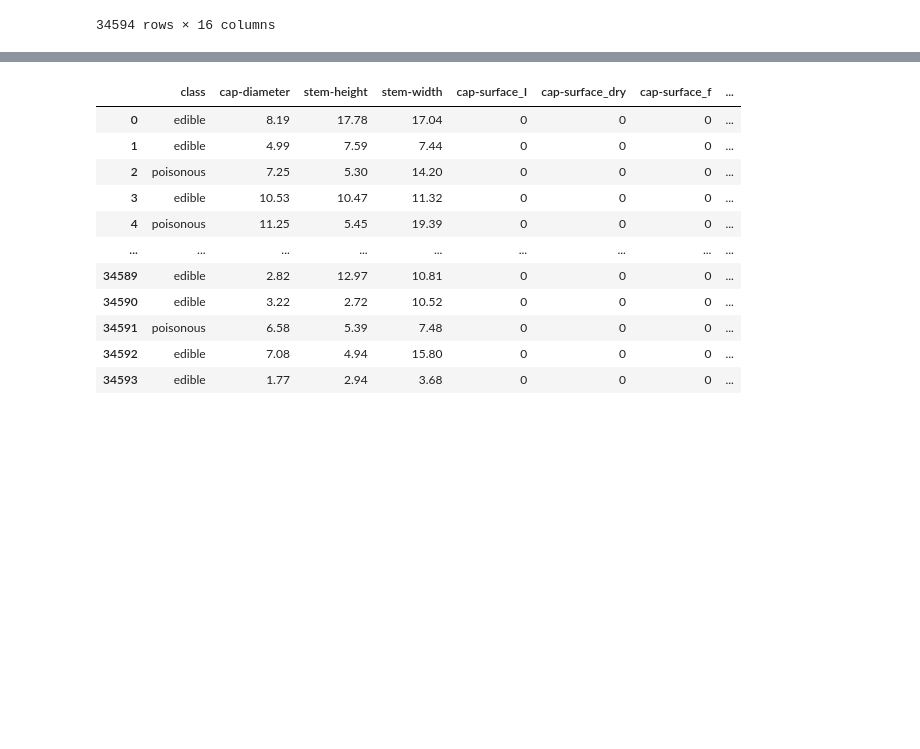
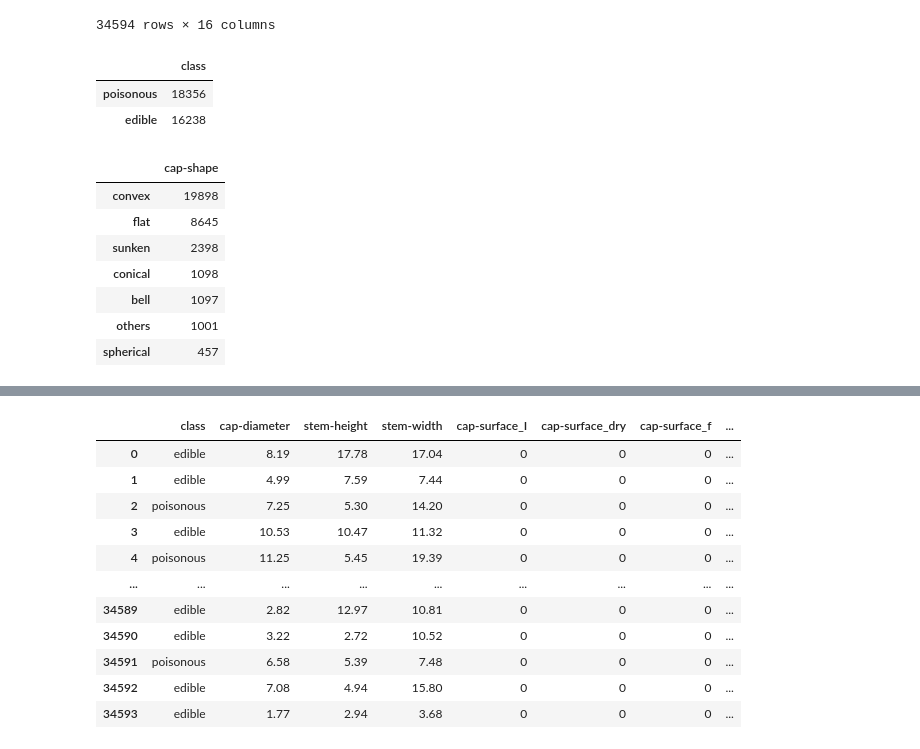
Before and after one commit to lauragabrielson/Mushroom_Classifier, a Jupyter notebook: NA data generation/North American Mushrooms - secondary data.ipynb, the cells around one changed output, grey strips where cells are left out. Saved outputs shown, nothing was run; the diff lists cells and outputs as text; code cells hidden in the pictures; blank space fills up the shorter version.

```diff
--- a/NA data generation/North American Mushrooms - secondary data.ipynb
+++ b/NA data generation/North American Mushrooms - secondary data.ipynb
@@ -56,3 +56,24 @@ data
 | 34592 | edible | 7.08 | flat | scaly | yellow | False | decurrent | ... |
 | 34593 | edible | 1.77 | convex | smooth | yellow | False | none | ... |
 34594 rows × 16 columns
+# %%
+class_df = data["class"].value_counts()
+class_df = pd.DataFrame(class_df)
+class_df
+# %% [output]
+|  | class |
+| poisonous | 18356 |
+| edible | 16238 |
+# %%
+cap_shape_df = data["cap-shape"].value_counts()
+cap_shape_df = pd.DataFrame(cap_shape_df)
+cap_shape_df
+# %% [output]
+|  | cap-shape |
+| convex | 19898 |
+| flat | 8645 |
+| sunken | 2398 |
+| conical | 1098 |
+| bell | 1097 |
+| others | 1001 |
+| spherical | 457 |
```
Also changed, not shown: parts of 1 cell of this notebook, 4 other files.
